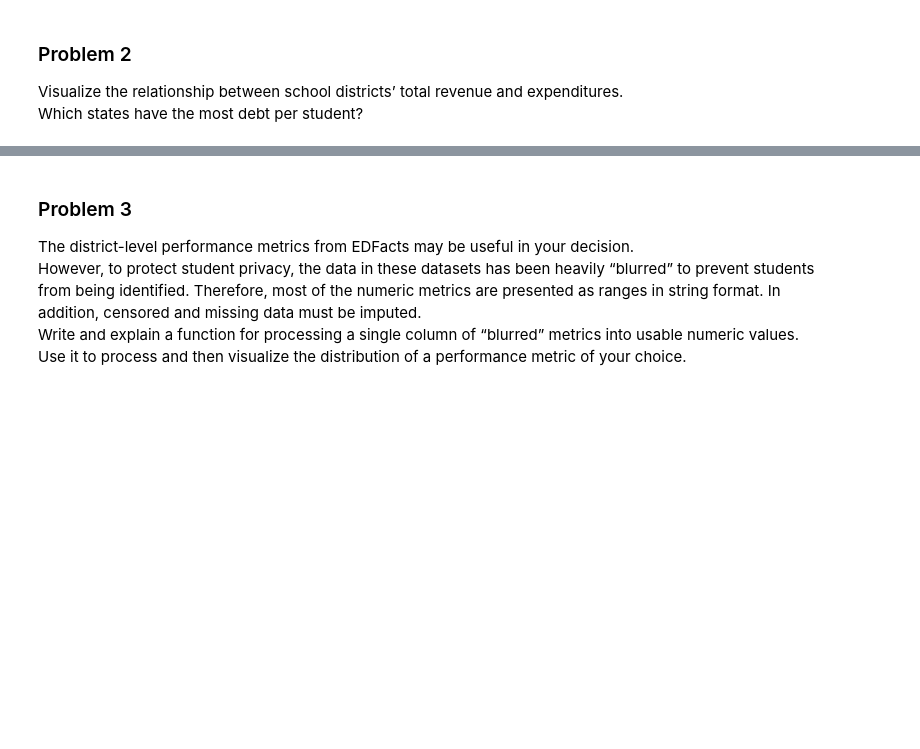
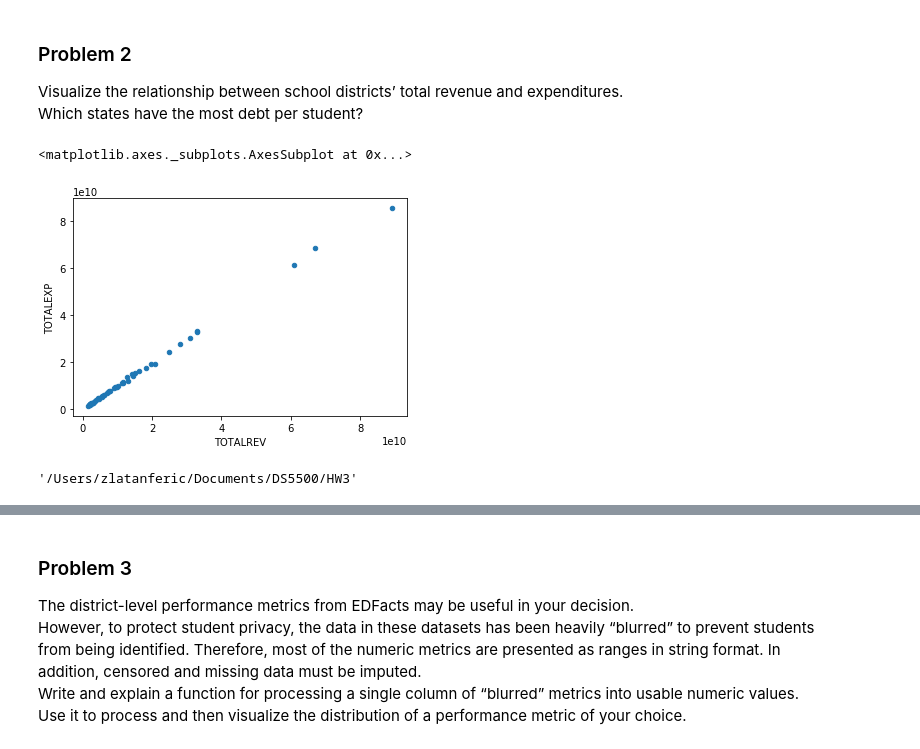
Before and after one commit to zferic/DS5500-HW, a Jupyter notebook: HW3.ipynb, the cells around one changed output, grey strips where cells are left out. Drawn from its saved outputs; the diff is of its cells as text; code cells hidden in the pictures; blank space fills up the shorter version.

```diff
--- a/HW3.ipynb
+++ b/HW3.ipynb
@@ -23,3 +82,14 @@ Which states spend the most federal funding per student? <br>
 ### Problem 2 <br>
 Visualize the relationship between school districts’ total revenue and expenditures. <br>
 Which states have the most debt per student?<br>
+# %%
+fiscal_df.groupby(['STABBR']).sum().reset_index().plot(kind = 'scatter', x = 'TOTALREV', y = 'TOTALEXP')
+# %% [output]
+<matplotlib.axes._subplots.AxesSubplot at 0x...>
+[figure, added]
+# %%
+import os
+
+os.getcwd()
+# %% [output]
+'/Users/zlatanferic/Documents/DS5500/HW3'
```
Also changed, not shown: parts of 36 cells of this notebook, 8 other files.
